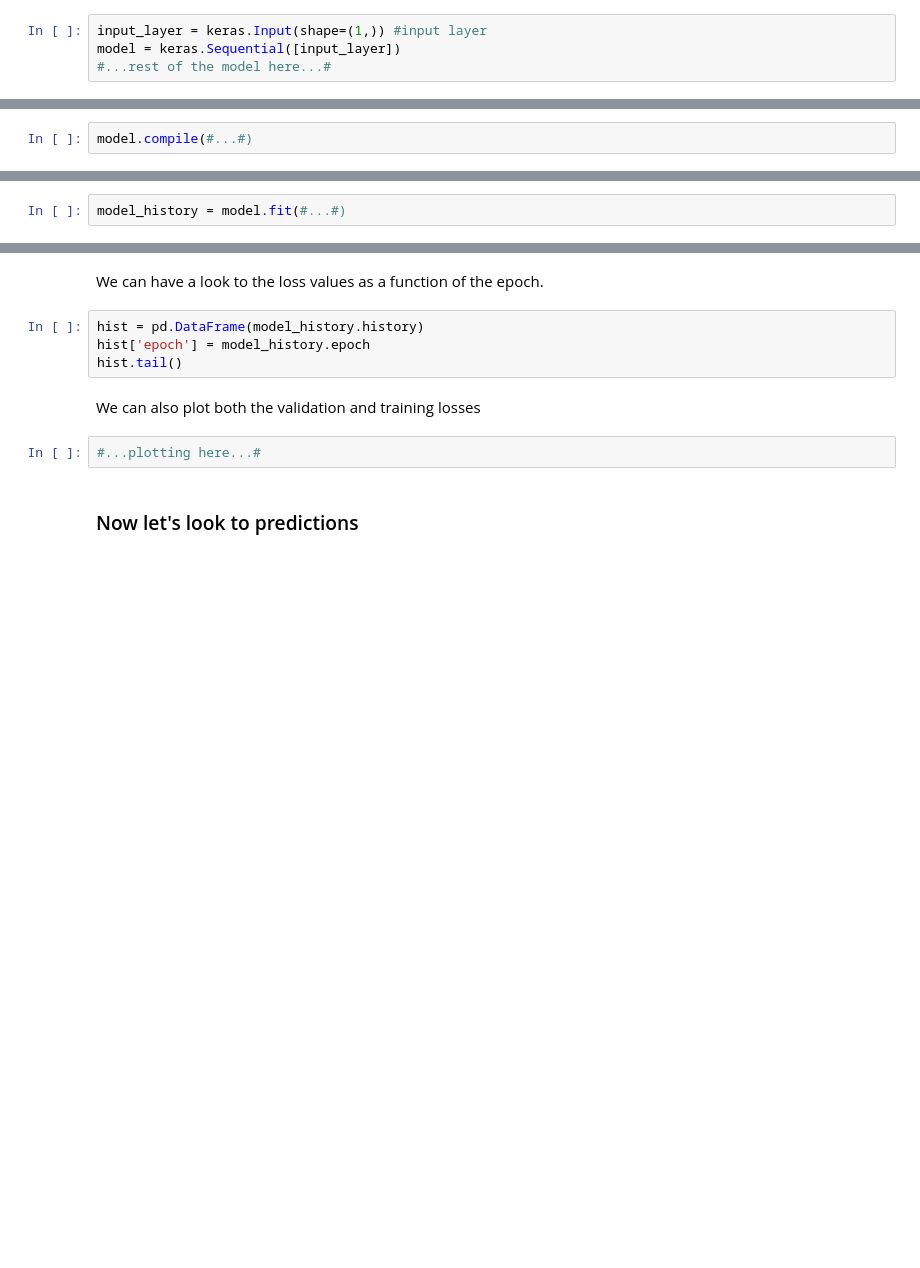
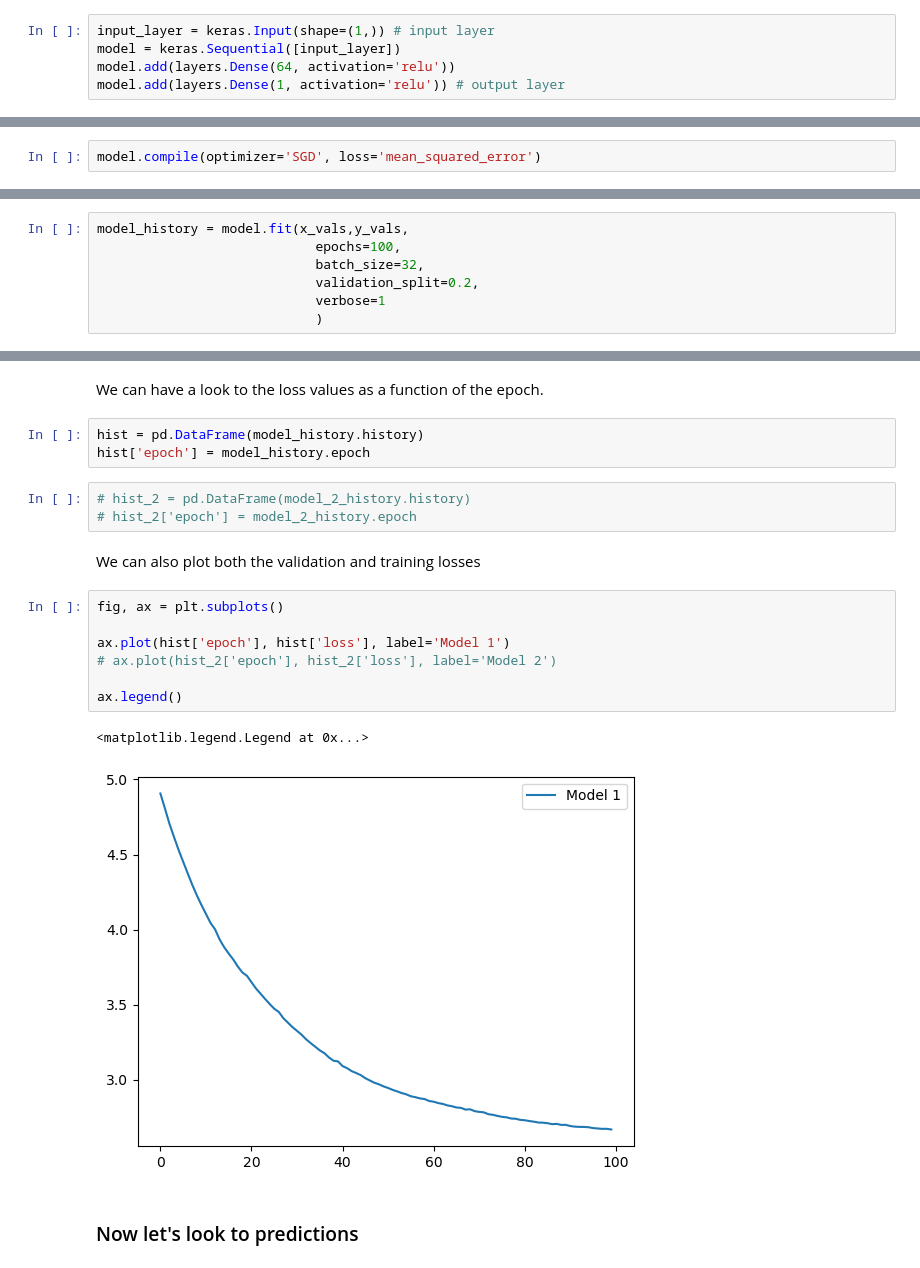
Before and after one commit to joes-git/como-2025, a Jupyter notebook: w1-ml/t1-basics/execises/regression.ipynb, the cells around one changed output, grey strips where cells are left out. Saved outputs shown, nothing was run; the diff lists cells and outputs as text; blank space fills up the shorter version.

Commit message:
add two models to notebook. when training one of them it's ok. when training two, one of them doesn't train

```diff
--- a/w1-ml/t1-basics/execises/regression.ipynb
+++ b/w1-ml/t1-basics/execises/regression.ipynb
@@ -41,6 +58,7 @@ Before we start, visualize the data we are going to fit
 # %% [markdown]
 It is time to build the model. Let's define a function for that. Use the `tensorflow` `Dense` layers and add them to the model with the function `model.add()`.
 # %%
-input_layer = keras.Input(shape=(1,)) #input layer
+input_layer = keras.Input(shape=(1,)) # input layer
 model = keras.Sequential([input_layer])
-#...rest of the model here...#
+model.add(layers.Dense(64, activation='relu'))
+model.add(layers.Dense(1, activation='relu')) # output layer
@@ -47,4 +70,4 @@ model = keras.Sequential([input_layer])
 # %% [markdown]
 Now define an appropriate *loss* and an appropriate *optimizer*. Finally compile your model.
 # %%
-model.compile(#...#)
+model.compile(optimizer='SGD', loss='mean_squared_error')
@@ -59,4 +96,9 @@ It is finally time to train the model to the fake data. To do that we just need
 
 Also make sure to separate the data into a training and a validation set, such that we can do [early stopping](https://en.wikipedia.org/wiki/Early_stopping) to prevent overtraining. For this we can use the [EarlyStopping](https://keras.io/api/callbacks/early_stopping/) callback provided by Keras.
 # %%
-model_history = model.fit(#...#)
+model_history = model.fit(x_vals,y_vals,
+                            epochs=100,
+                            batch_size=32,
+                            validation_split=0.2,
+                            verbose=1
+                            )
@@ -67,11 +152,21 @@ We can have a look to the loss values as a function of the epoch.
 # %%
 hist = pd.DataFrame(model_history.history)
 hist['epoch'] = model_history.epoch
-hist.tail()
+# %%
+# hist_2 = pd.DataFrame(model_2_history.history)
+# hist_2['epoch'] = model_2_history.epoch
 # %% [markdown]
 We can also plot both the validation and training losses
 # %%
-#...plotting here...#
+fig, ax = plt.subplots()
+
+ax.plot(hist['epoch'], hist['loss'], label='Model 1')
+# ax.plot(hist_2['epoch'], hist_2['loss'], label='Model 2')
+
+ax.legend()
+# %% [output]
+<matplotlib.legend.Legend at 0x...>
+[figure, added]
 # %% [markdown]
 ### Now let's look to predictions
 # %% [markdown]
```
Also changed, not shown: parts of 8 cells of this notebook.
